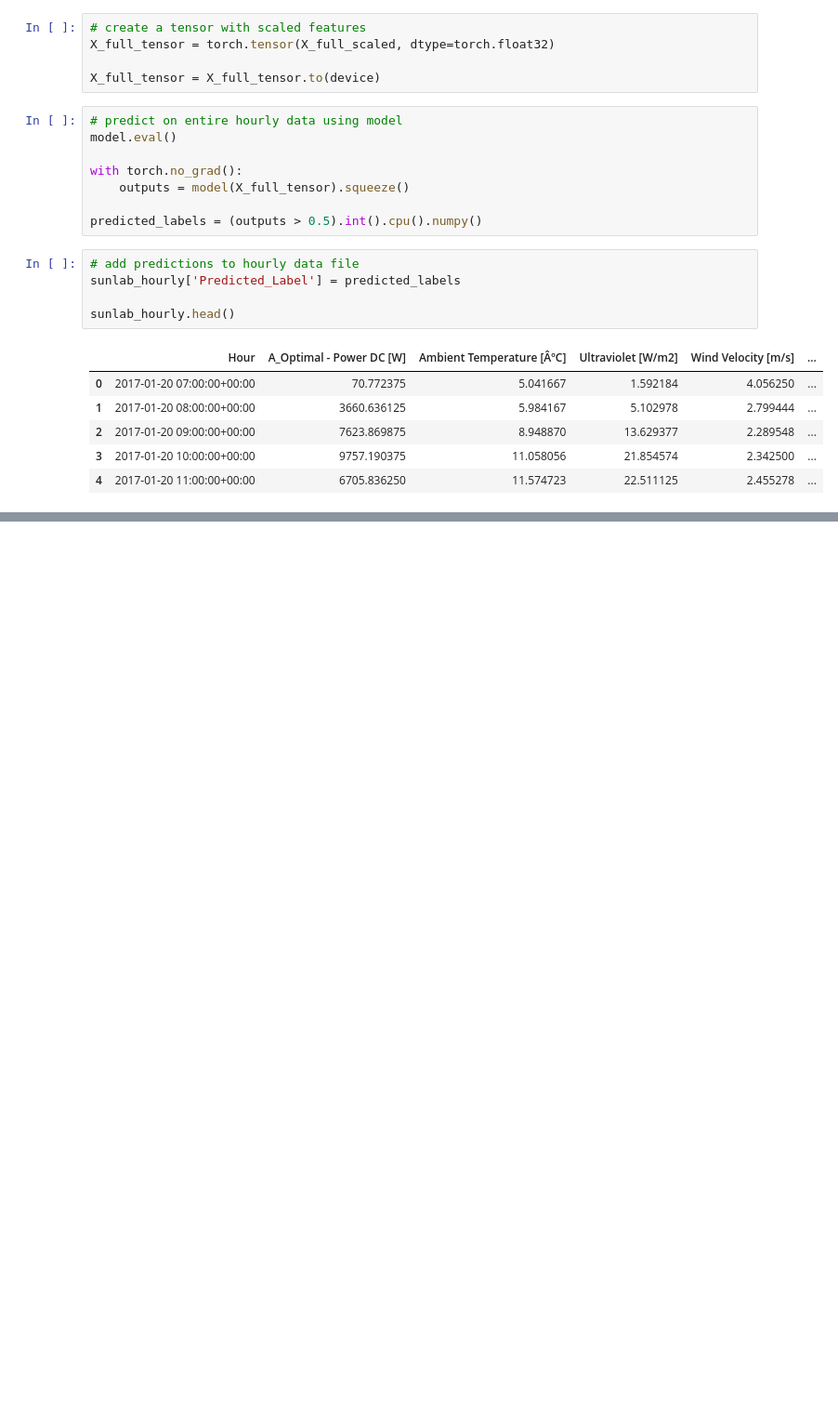
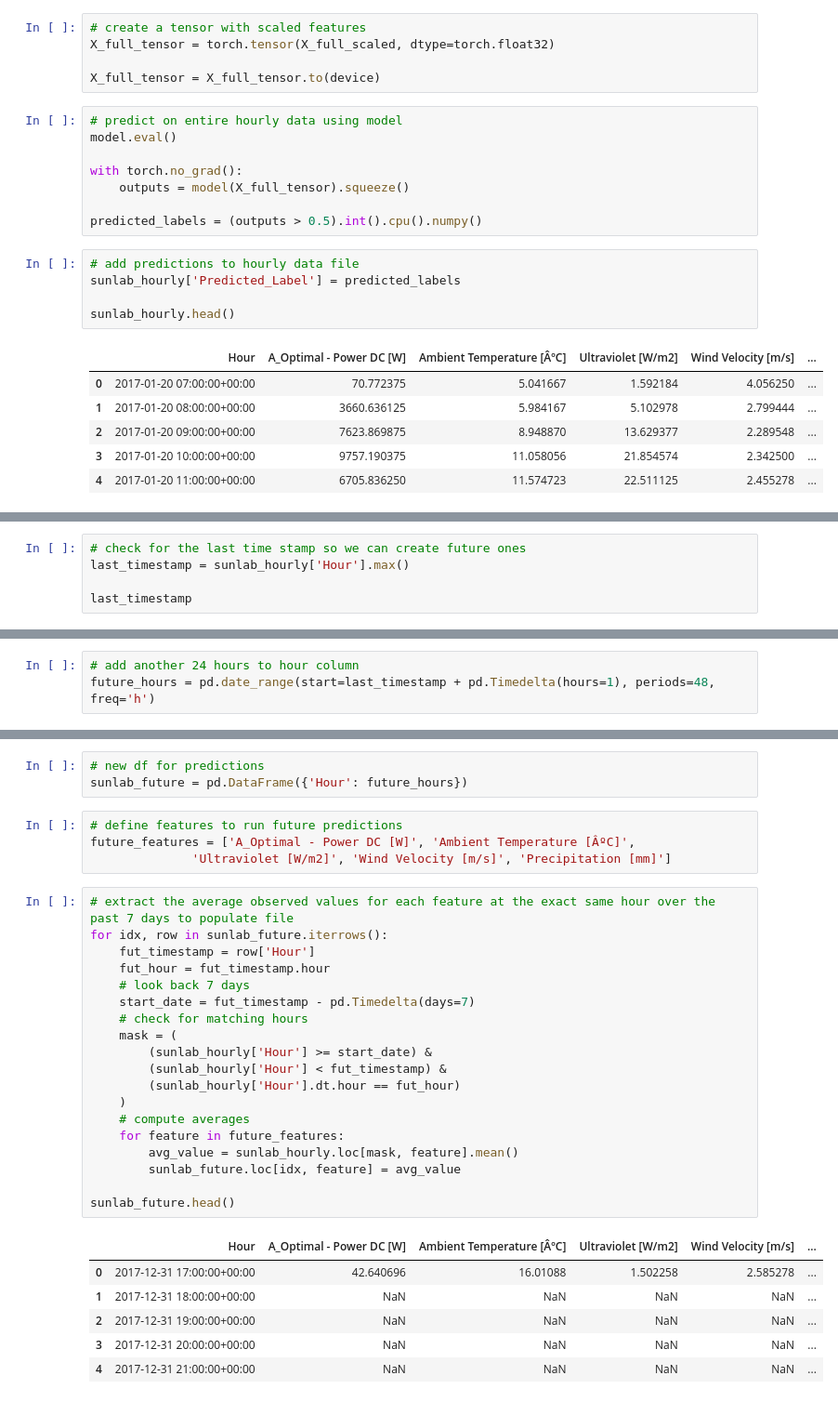
Before and after one commit to navanodonavan/MSAAI530_Final_Project_G6, a Jupyter notebook: MSAAI530_Final_Project_LSTM_Classifier.ipynb, the cells around one changed output, grey strips where cells are left out. Shown at 93% size. Drawn from its saved outputs; the diff is of its cells as text; blank space fills up the shorter version.

Commit message:
attempted to make classification future predictions
making future predictions with the classifier didn't yield great results

```diff
--- a/MSAAI530_Final_Project_LSTM_Classifier.ipynb
+++ b/MSAAI530_Final_Project_LSTM_Classifier.ipynb
@@ -1050,0 +1064,5 @@ sunlab_hourly.to_csv("Hourly_Data_with_predictions_v2.csv", index=False)
+# %%
+# check for the last time stamp so we can create future ones
+last_timestamp = sunlab_hourly['Hour'].max()
+
+last_timestamp
@@ -1050,0 +1071,3 @@ sunlab_hourly.to_csv("Hourly_Data_with_predictions_v2.csv", index=False)
+# %%
+# add another 24 hours to hour column
+future_hours = pd.date_range(start=last_timestamp + pd.Timedelta(hours=1), periods=48, freq='h')
@@ -1050,0 +1094,33 @@ sunlab_hourly.to_csv("Hourly_Data_with_predictions_v2.csv", index=False)
+# %%
+# new df for predictions
+sunlab_future = pd.DataFrame({'Hour': future_hours})
+# %%
+# define features to run future predictions
+future_features = ['A_Optimal - Power DC [W]', 'Ambient Temperature [ÂºC]',
+              'Ultraviolet [W/m2]', 'Wind Velocity [m/s]', 'Precipitation [mm]']
+# %%
+# extract the average observed values for each feature at the exact same hour over the past 7 days to populate file
+for idx, row in sunlab_future.iterrows():
+    fut_timestamp = row['Hour']
+    fut_hour = fut_timestamp.hour
+    # look back 7 days
+    start_date = fut_timestamp - pd.Timedelta(days=7)
+    # check for matching hours
+    mask = (
+        (sunlab_hourly['Hour'] >= start_date) &
+        (sunlab_hourly['Hour'] < fut_timestamp) &
+        (sunlab_hourly['Hour'].dt.hour == fut_hour)
+    )
+    # compute averages
+    for feature in future_features:
+        avg_value = sunlab_hourly.loc[mask, feature].mean()
+        sunlab_future.loc[idx, feature] = avg_value
+
+sunlab_future.head()
+# %% [output]
+|  | Hour | A_Optimal - Power DC [W] | Ambient Temperature [ÂºC] | Ultraviolet [W/m2] | Wind Velocity [m/s] | ... |
+| 0 | 2017-12-31 17:00:00+00:00 | 42.640696 | 16.01088 | 1.502258 | 2.585278 | ... |
+| 1 | 2017-12-31 18:00:00+00:00 | NaN | NaN | NaN | NaN | ... |
+| 2 | 2017-12-31 19:00:00+00:00 | NaN | NaN | NaN | NaN | ... |
+| 3 | 2017-12-31 20:00:00+00:00 | NaN | NaN | NaN | NaN | ... |
+| 4 | 2017-12-31 21:00:00+00:00 | NaN | NaN | NaN | NaN | ... |
```
Also changed, not shown: parts of 22 cells of this notebook.
